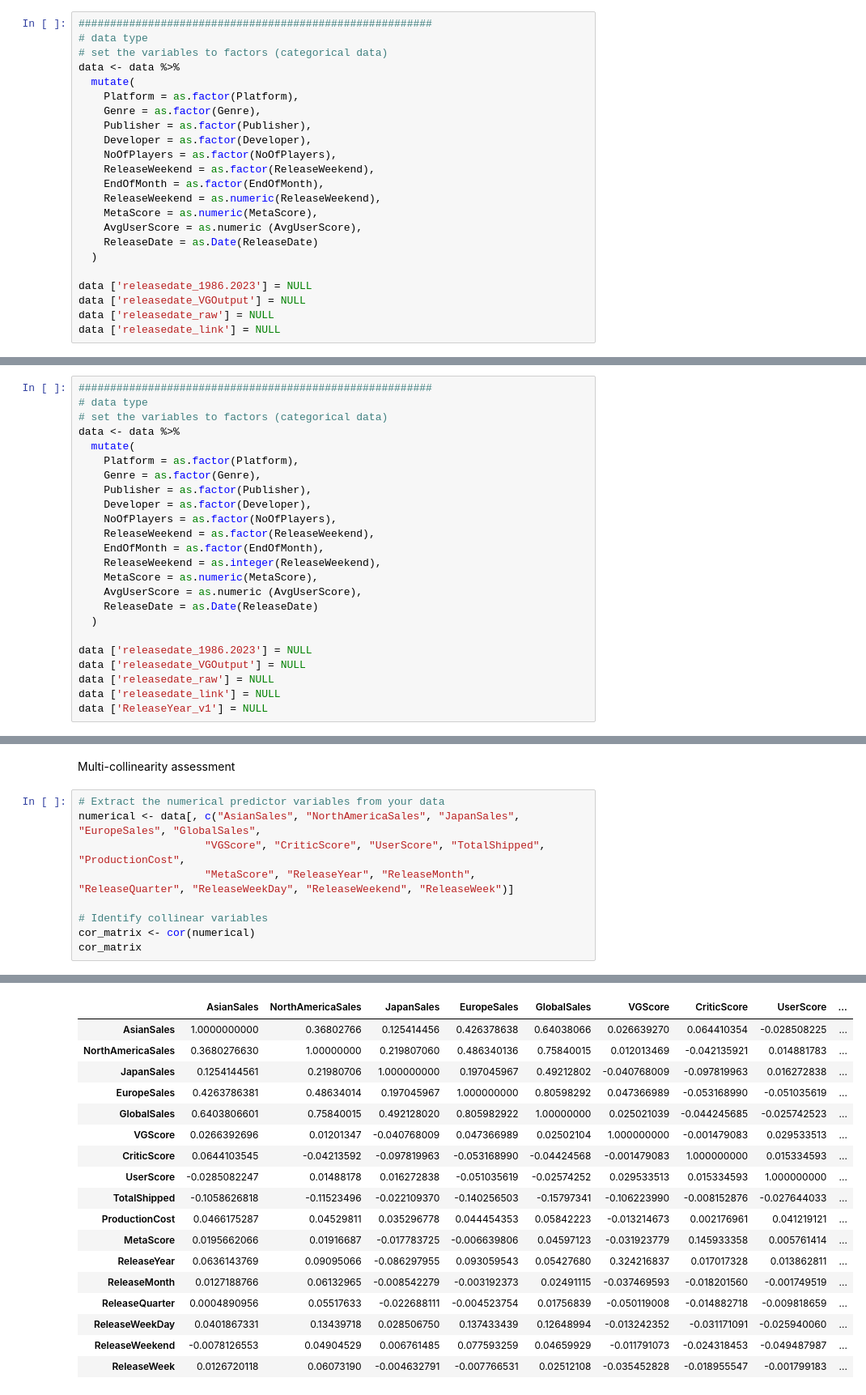
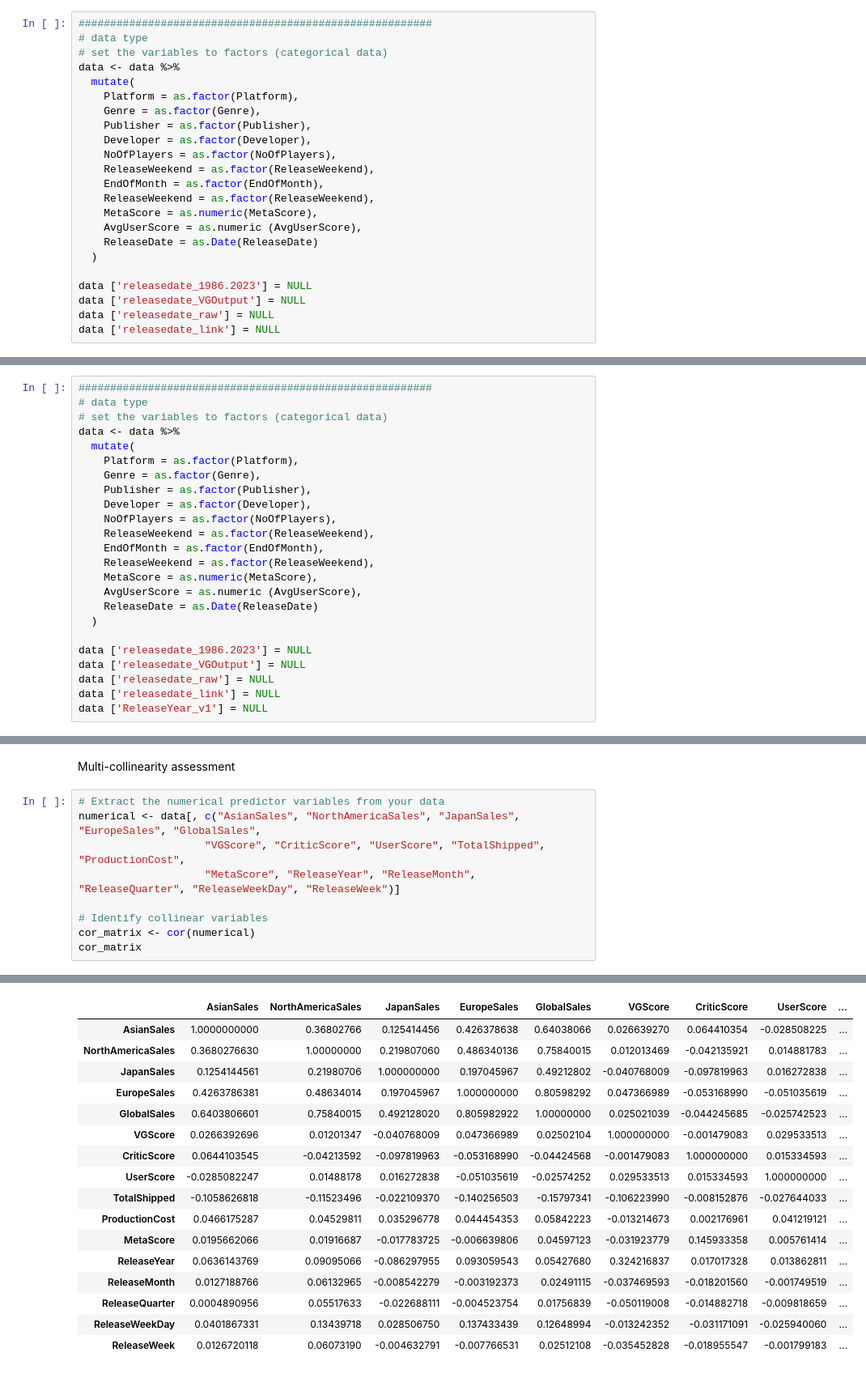
Before and after one commit to wd686/EBAC, a Jupyter notebook: dataProcessing/revenuePredictor_dataset2.ipynb, the cells around one changed output, grey strips where cells are left out. Shown at 81% size. Drawn from its saved outputs; the diff is of its cells as text.

```diff
--- a/dataProcessing/revenuePredictor_dataset2.ipynb
+++ b/dataProcessing/revenuePredictor_dataset2.ipynb
@@ -149,7 +150,7 @@ data <- data %>%
     NoOfPlayers = as.factor(NoOfPlayers),
     ReleaseWeekend = as.factor(ReleaseWeekend),
     EndOfMonth = as.factor(EndOfMonth),
-    ReleaseWeekend = as.numeric(ReleaseWeekend),
+    ReleaseWeekend = as.factor(ReleaseWeekend),
     MetaScore = as.numeric(MetaScore),
     AvgUserScore = as.numeric (AvgUserScore),
     ReleaseDate = as.Date(ReleaseDate)
@@ -214,7 +209,7 @@ data <- data %>%
     NoOfPlayers = as.factor(NoOfPlayers),
     ReleaseWeekend = as.factor(ReleaseWeekend),
     EndOfMonth = as.factor(EndOfMonth),
-    ReleaseWeekend = as.integer(ReleaseWeekend),
+    ReleaseWeekend = as.factor(ReleaseWeekend),
     MetaScore = as.numeric(MetaScore),
     AvgUserScore = as.numeric (AvgUserScore),
     ReleaseDate = as.Date(ReleaseDate)
@@ -710,7 +705,7 @@ Multi-collinearity assessment
 # Extract the numerical predictor variables from your data
 numerical <- data[, c("AsianSales", "NorthAmericaSales", "JapanSales", "EuropeSales", "GlobalSales",
                     "VGScore", "CriticScore", "UserScore", "TotalShipped", "ProductionCost",
-                    "MetaScore", "ReleaseYear", "ReleaseMonth", "ReleaseQuarter", "ReleaseWeekDay", "ReleaseWeekend", "ReleaseWeek")]
+                    "MetaScore", "ReleaseYear", "ReleaseMonth", "ReleaseQuarter", "ReleaseWeekDay", "ReleaseWeek")]
 
 # Identify collinear variables
 cor_matrix <- cor(numerical)
@@ -720,20 +715,19 @@ A matrix: 17 × 17 of type dbl
 |  | AsianSales | NorthAmericaSales | JapanSales | EuropeSales | GlobalSales | VGScore | CriticScore | UserScore | ... |
 | AsianSales | 1.0000000000 | 0.36802766 | 0.125414456 | 0.426378638 | 0.64038066 | 0.026639270 | 0.064410354 | -0.028508225 | ... |
 | NorthAmericaSales | 0.3680276630 | 1.00000000 | 0.219807060 | 0.486340136 | 0.75840015 | 0.012013469 | -0.042135921 | 0.014881783 | ... |
 | JapanSales | 0.1254144561 | 0.21980706 | 1.000000000 | 0.197045967 | 0.49212802 | -0.040768009 | -0.097819963 | 0.016272838 | ... |
 | EuropeSales | 0.4263786381 | 0.48634014 | 0.197045967 | 1.000000000 | 0.80598292 | 0.047366989 | -0.053168990 | -0.051035619 | ... |
 | GlobalSales | 0.6403806601 | 0.75840015 | 0.492128020 | 0.805982922 | 1.00000000 | 0.025021039 | -0.044245685 | -0.025742523 | ... |
 | VGScore | 0.0266392696 | 0.01201347 | -0.040768009 | 0.047366989 | 0.02502104 | 1.000000000 | -0.001479083 | 0.029533513 | ... |
 | CriticScore | 0.0644103545 | -0.04213592 | -0.097819963 | -0.053168990 | -0.04424568 | -0.001479083 | 1.000000000 | 0.015334593 | ... |
 | UserScore | -0.0285082247 | 0.01488178 | 0.016272838 | -0.051035619 | -0.02574252 | 0.029533513 | 0.015334593 | 1.000000000 | ... |
 | TotalShipped | -0.1058626818 | -0.11523496 | -0.022109370 | -0.140256503 | -0.15797341 | -0.106223990 | -0.008152876 | -0.027644033 | ... |
 | ProductionCost | 0.0466175287 | 0.04529811 | 0.035296778 | 0.044454353 | 0.05842223 | -0.013214673 | 0.002176961 | 0.041219121 | ... |
 | MetaScore | 0.0195662066 | 0.01916687 | -0.017783725 | -0.006639806 | 0.04597123 | -0.031923779 | 0.145933358 | 0.005761414 | ... |
 | ReleaseYear | 0.0636143769 | 0.09095066 | -0.086297955 | 0.093059543 | 0.05427680 | 0.324216837 | 0.017017328 | 0.013862811 | ... |
 | ReleaseMonth | 0.0127188766 | 0.06132965 | -0.008542279 | -0.003192373 | 0.02491115 | -0.037469593 | -0.018201560 | -0.001749519 | ... |
 | ReleaseQuarter | 0.0004890956 | 0.05517633 | -0.022688111 | -0.004523754 | 0.01756839 | -0.050119008 | -0.014882718 | -0.009818659 | ... |
 | ReleaseWeekDay | 0.0401867331 | 0.13439718 | 0.028506750 | 0.137433439 | 0.12648994 | -0.013242352 | -0.031171091 | -0.025940060 | ... |
-| ReleaseWeekend | -0.0078126553 | 0.04904529 | 0.006761485 | 0.077593259 | 0.04659929 | -0.011791073 | -0.024318453 | -0.049487987 | ... |
 | ReleaseWeek | 0.0126720118 | 0.06073190 | -0.004632791 | -0.007766531 | 0.02512108 | -0.035452828 | -0.018955547 | -0.001799183 | ... |
 # %%
 # Reshape the correlation matrix for plotting
```
Also changed, not shown: parts of 33 cells of this notebook, 1 other file.
